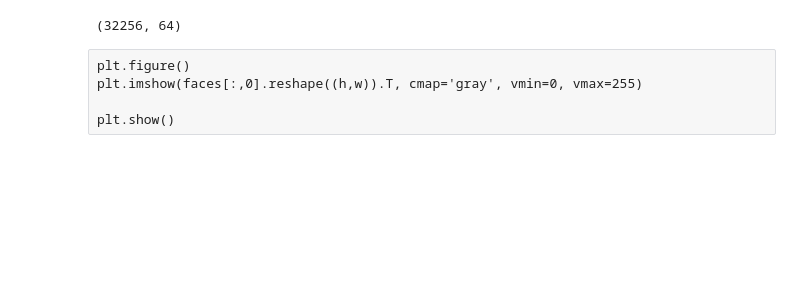
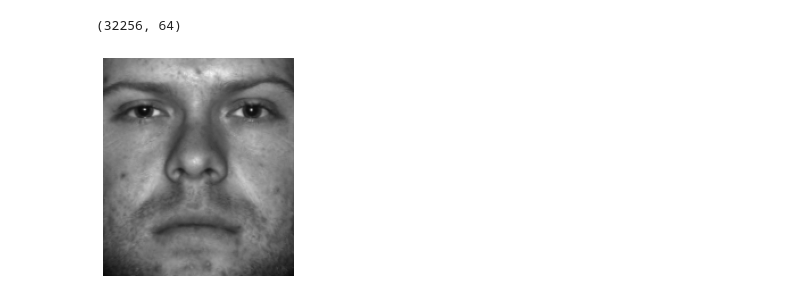
Before and after one commit to Mooseburger1/GT_MASTERS, a Jupyter notebook: High_Dimensional_Analytics/HW5/Q1/Q1.ipynb, the cells around one changed output. Drawn from its saved outputs; the diff is of its cells as text; code cells hidden in the pictures; blank space fills up the shorter version.

```diff
--- a/High_Dimensional_Analytics/HW5/Q1/Q1.ipynb
+++ b/High_Dimensional_Analytics/HW5/Q1/Q1.ipynb
@@ -14,11 +14,13 @@ h = int(data['m'][0])
 faces.shape
 # %% [output]
 (32256, 64)
-# %% [raw]
-plt.figure()
-plt.imshow(faces[:,0].reshape((h,w)).T, cmap='gray', vmin=0, vmax=255)
-
-plt.show()
+# %%
+plt.figure()
+plt.imshow(faces[:,0].reshape((h,w)).T, cmap='gray', vmin=0, vmax=255)
+plt.axis('off')
+plt.show()
+# %% [output]
+[figure, added]
 # %%
 def rPCA(D, lam=1e-2, tol=1e-3):
     m,n = D.shape
```
Also changed, not shown: parts of 3 cells of this notebook, 17 other files.
